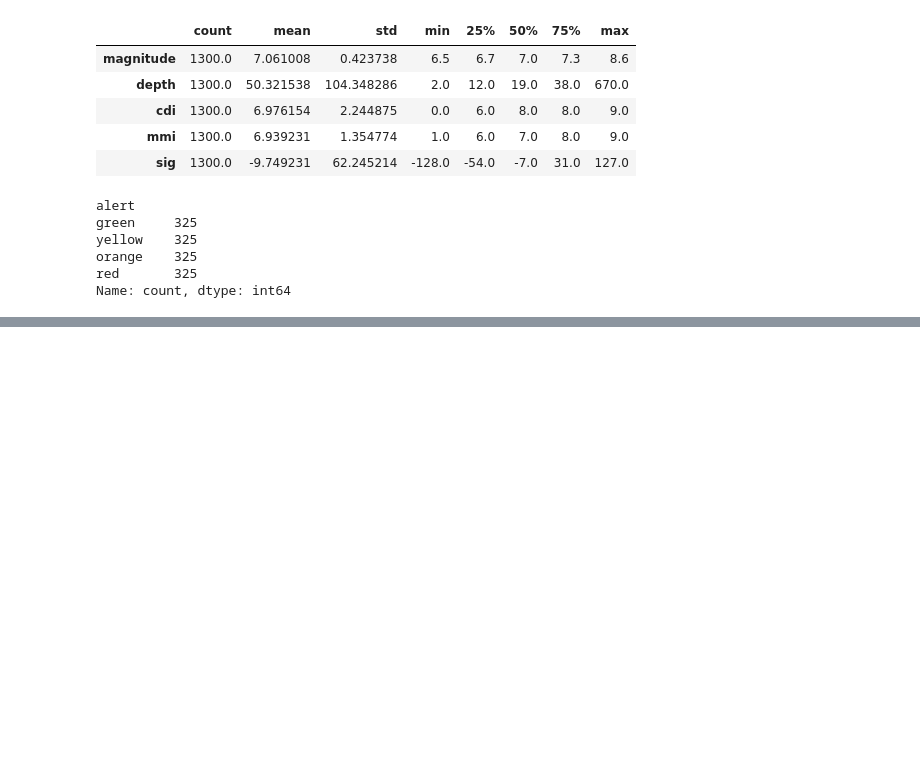
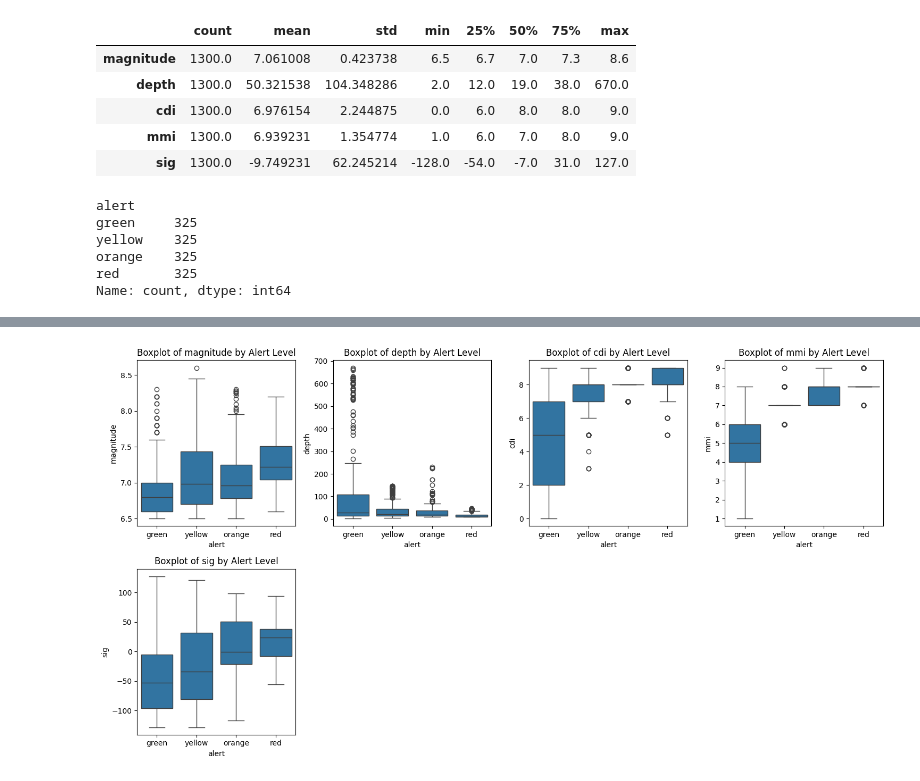
Before and after one commit to yashika3013/Earthquake-alert-prediction-dataset, a Jupyter notebook: experiment/file.ipynb, the cells around one changed output, grey strips where cells are left out. Cells and saved outputs as stored; diff of their text form; code cells hidden in the pictures; blank space fills up the shorter version.

```diff
--- a/experiment/file.ipynb
+++ b/experiment/file.ipynb
@@ -37,0 +151,12 @@ Name: count, dtype: int64
+# %%
+plt.figure(figsize=(15,8))
+t = 1
+for col in num_cols:
+    plt.subplot(2,4,t)
+    sns.boxplot(x='alert', y=col, data=df)
+    plt.title(f'Boxplot of {col} by Alert Level')
+    t+=1
+plt.tight_layout()
+plt.show()
+# %% [output]
+[figure, added]
```
Also changed, not shown: parts of 24 cells of this notebook.
